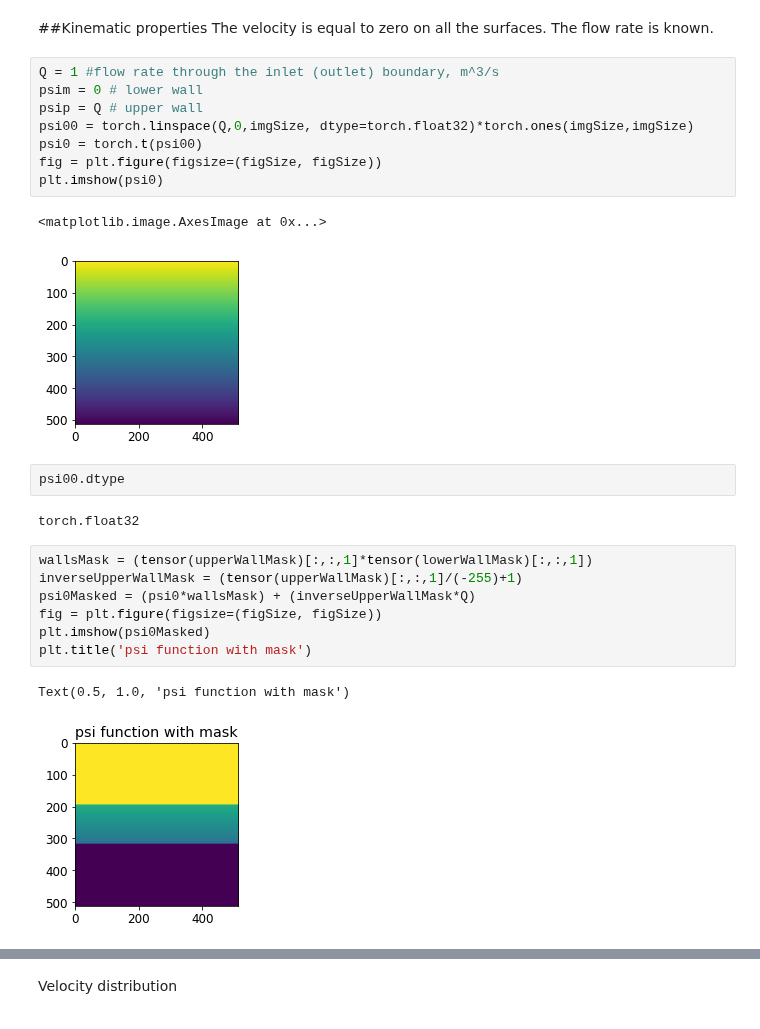
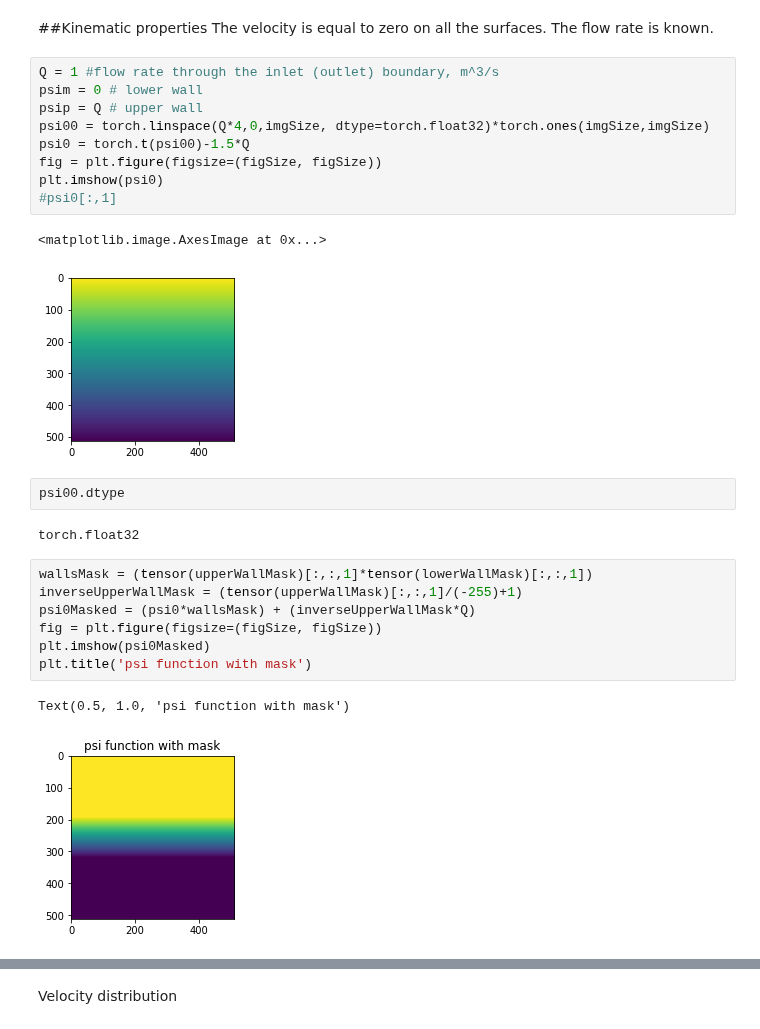
Before and after one commit to Mechanics-Mechatronics-and-Robotics/Physics-based-loss-and-machine-learning-approach-in-application-to-viscous-fluids-flow-modeling, a Jupyter notebook: Main.ipynb, the cells around one changed output, grey strips where cells are left out. Cells and saved outputs as stored; diff of their text form.

```diff
--- a/Main.ipynb
+++ b/Main.ipynb
@@ -248,14 +163,15 @@ The velocity is equal to zero on all the surfaces. The flow rate is known.
 # %%
 Q = 1 #flow rate through the inlet (outlet) boundary, m^3/s
 psim = 0 # lower wall
 psip = Q # upper wall
-psi00 = torch.linspace(Q,0,imgSize, dtype=torch.float32)*torch.ones(imgSize,imgSize)
-psi0 = torch.t(psi00)
+psi00 = torch.linspace(Q*4,0,imgSize, dtype=torch.float32)*torch.ones(imgSize,imgSize)
+psi0 = torch.t(psi00)-1.5*Q
 fig = plt.figure(figsize=(figSize, figSize))
 plt.imshow(psi0)
+#psi0[:,1]
 # %% [output]
 <matplotlib.image.AxesImage at 0x...>
-[figure, old version]
+[figure, new version]
 # %%
 psi00.dtype
 # %% [output]
@@ -269,4 +185,4 @@ plt.imshow(psi0Masked)
 plt.title('psi function with mask')
 # %% [output]
 Text(0.5, 1.0, 'psi function with mask')
-[figure, old version]
+[figure, new version]
```
Also changed, not shown: parts of 41 cells of this notebook.
